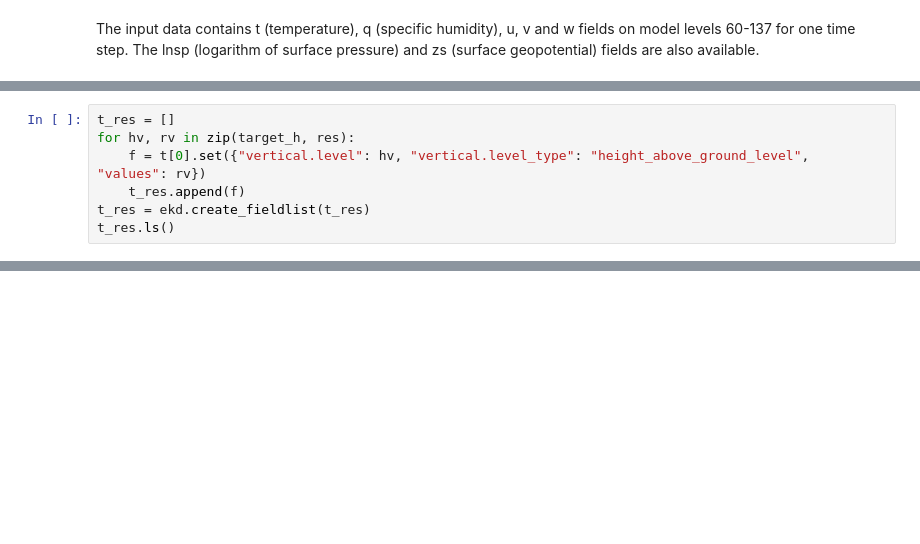
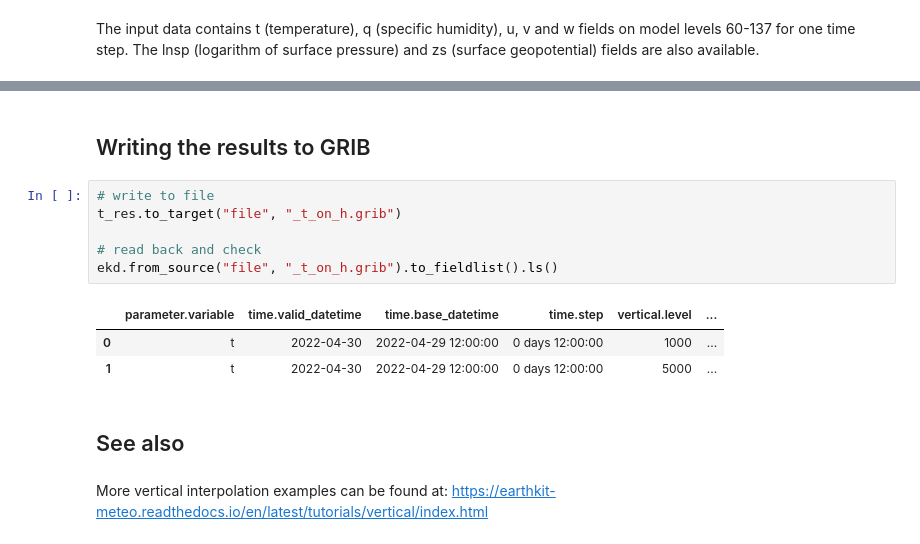
Before and after one commit to ecmwf-training/2026-earthkit-training, a Jupyter notebook: content/earthkit-meteo/solutions/ekm-3-vertical-solutions.ipynb, the cells around one changed output, grey strips where cells are left out. Drawn from its saved outputs; the diff is of its cells as text; blank space fills up the shorter version.

```diff
--- a/content/earthkit-meteo/solutions/ekm-3-vertical-solutions.ipynb
+++ b/content/earthkit-meteo/solutions/ekm-3-vertical-solutions.ipynb
@@ -73,7 +62,0 @@ Finally, we create a new fieldlist from the results and set the medatadata corre
-# %%
-t_res = []
-for hv, rv in zip(target_h, res):
-    f = t[0].set({"vertical.level": hv, "vertical.level_type": "height_above_ground_level", "values": rv})
-    t_res.append(f)
-t_res = ekd.create_fieldlist(t_res)
-t_res.ls()
@@ -115,0 +91,16 @@ ekp.quickplot(u_res)
+# %% [markdown]
+## Writing the results to GRIB
+# %%
+# write to file
+t_res.to_target("file", "_t_on_h.grib")
+
+# read back and check
+ekd.from_source("file", "_t_on_h.grib").to_fieldlist().ls()
+# %% [output]
+|  | parameter.variable | time.valid_datetime | time.base_datetime | time.step | vertical.level | ... |
+| 0 | t | 2022-04-30 | 2022-04-29 12:00:00 | 0 days 12:00:00 | 1000 | ... |
+| 1 | t | 2022-04-30 | 2022-04-29 12:00:00 | 0 days 12:00:00 | 5000 | ... |
+# %% [markdown]
+## See also
+# %% [markdown]
+More vertical interpolation examples can be found at: https://earthkit-meteo.readthedocs.io/en/latest/tutorials/vertical/index.html
```
Also changed, not shown: parts of 22 cells of this notebook, 1 other file.
